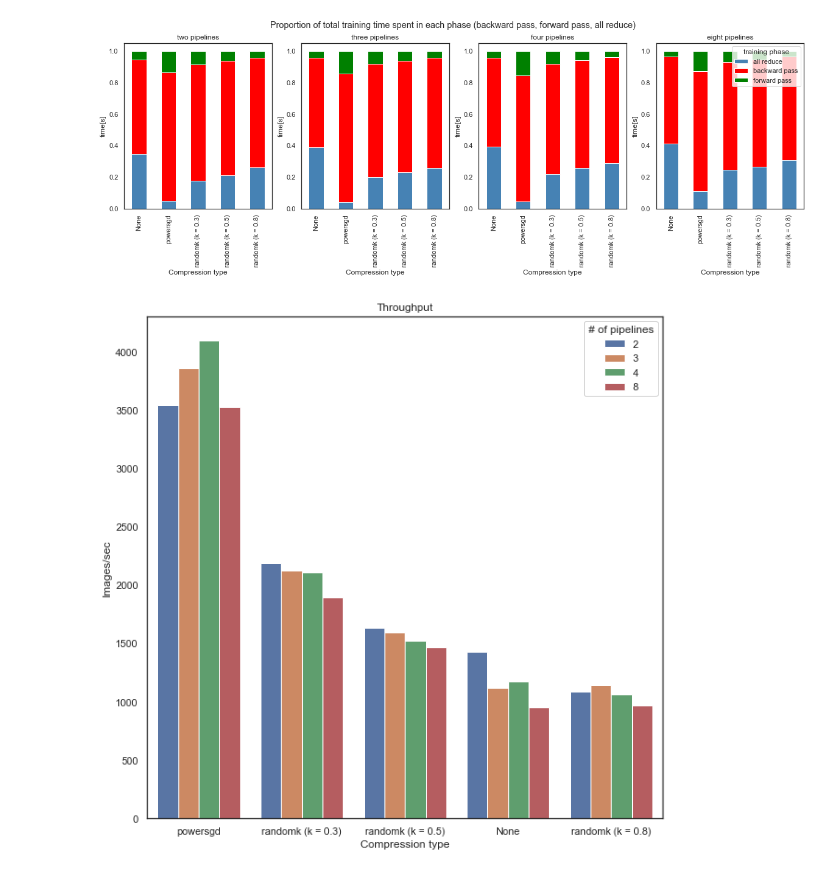
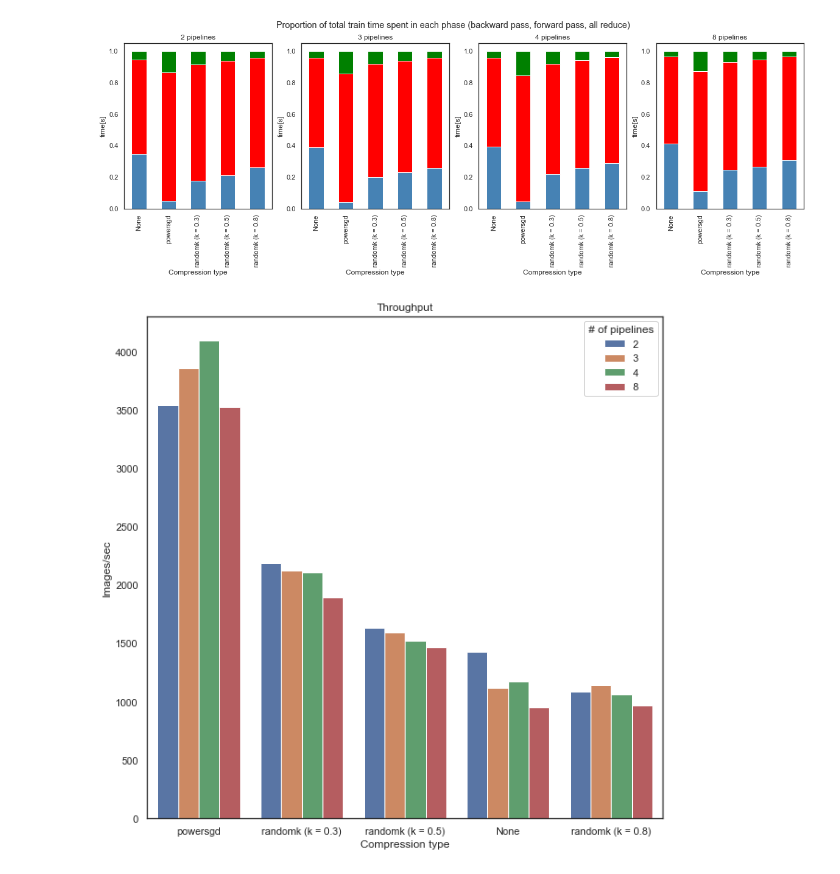
Before and after one commit to emilggilkes/pipe-squeeze, a Jupyter notebook: reports/raw_time_data/timer/final-experiments/plots.ipynb, the cells around one changed output. Cells and saved outputs as stored; diff of their text form; code cells hidden in the pictures.

```diff
--- a/reports/raw_time_data/timer/final-experiments/plots.ipynb
+++ b/reports/raw_time_data/timer/final-experiments/plots.ipynb
@@ -109,19 +113,17 @@ result_df.sort_values(['n_pipelines', 'compression_type'])
 | 3 | randomk (k = 0.5) | 278.150372 | 231.969523 | 18.463753 | 27.815037 | ... |
 | 0 | randomk (k = 0.8) | 389.076798 | 339.325146 | 18.327297 | 38.907680 | ... |
 # %%
-t_1 = np.sum(result_df.loc[result_df.n_pipelines==1,'epoch_throughput'].values)
-result_df = result_df[result_df.n_pipelines!=1].copy()
-comp_types = []
-scaling_factors = []
-n_pipelines = []
-for comp_type in scaling_dict.keys():
+comp_types = ['None', 'randomk (k = 0.3)', 'randomk (k = 0.5)', 'randomk (k = 0.8)', 'powersgd']
+types, scaling_factors, n_pipelines = [], [], []
+for comp_type in comp_types:
     for i in [2,3,4,8]:
-        comp_types.append(comp_type)
+        types.append(comp_type)
         n_pipelines.append(i)
         scaling_factors.append(result_df.loc[(result_df.n_pipelines==i) & (result_df.compression_type==comp_type),'epoch_throughput'].values[0] / (t_1*i))
-scaling_df = pd.DataFrame({'compression_type': comp_types, 'n_pipelines': n_pipelines, 'scaling_factor': scaling_factors})
+scaling_df = pd.DataFrame({'compression_type': types, 'n_pipelines': n_pipelines, 'scaling_factor': scaling_factors})
 
-ax = sns.lineplot(data=scaling_df, x='n_pipelines', y='scaling_factor', hue='compression_type')
+fig, ax = plt.subplots(figsize=(8,8))
+sns.lineplot(data=scaling_df, x='n_pipelines', y='scaling_factor', hue='compression_type', style='compression_type', linewidth=2, ax=ax)
 ax.set_xlabel('# of pipelines')
 ax.set_ylabel('scaling factor')
 ax.set_title('Scaling factors of no compression and compression')
@@ -132,33 +134,18 @@ plt.show()
 # %%
-fig, ax = plt.subplots(1,4, figsize = (20,5))
-result_df.loc[result_df.n_pipelines==2 ,['compression_type', 'allreduce_prop_total_time', 'backward_prop_total_time', 'forward_prop_total_time']].set_index('compression_type').sort_index().plot(kind='bar', stacked=True, color=['steelblue', 'red', 'green'], ax=ax[0])
-ax[0].set_xlabel('Compression type')
-ax[0].get_legend().remove()
-ax[0].set_ylabel('time[s]')
-ax[0].set_title('two pipelines')
+fig, axs = plt.subplots(1,4, figsize = (20,5))
+n_pipes = [2,3,4,8]
+for i, ax in enumerate(axs):
 
-result_df.loc[result_df.n_pipelines==3 ,['compression_type', 'allreduce_prop_total_time', 'backward_prop_total_time', 'forward_prop_total_time']].set_index('compression_type').sort_index().plot(kind='bar', stacked=True, color=['steelblue', 'red', 'green'], ax=ax[1])
-ax[1].set_xlabel('Compression type')
-ax[1].set_ylabel('time[s]')
-ax[1].get_legend().remove()
-ax[1].set_title('three pipelines')
+    result_df.loc[result_df.n_pipelines==n_pipes[i] ,['compression_type', 'allreduce_prop_total_time', 'backward_prop_total_time', 'forward_prop_total_time']].set_index('compression_type').sort_index().plot(kind='bar', stacked=True, color=['steelblue', 'red', 'green'], ax=ax)
+    ax.set_xlabel('Compression type')
+    ax.get_legend().remove()
+    ax.set_ylabel('time[s]')
+    ax.set_title(f'{n_pipes[i]} pipelines')
 
-result_df.loc[result_df.n_pipelines==4 ,['compression_type', 'allreduce_prop_total_time', 'backward_prop_total_time', 'forward_prop_total_time']].set_index('compression_type').sort_index().plot(kind='bar', stacked=True, color=['steelblue', 'red', 'green'], ax=ax[2])
-ax[2].set_xlabel('Compression type')
-ax[2].set_ylabel('time[s]')
-ax[2].get_legend().remove()
-ax[2].set_title('four pipelines')
-
-result_df.loc[result_df.n_pipelines==8 ,['compression_type', 'allreduce_prop_total_time', 'backward_prop_total_time', 'forward_prop_total_time']].set_index('compression_type').sort_index().plot(kind='bar', stacked=True, color=['steelblue', 'red', 'green'], ax=ax[3])
-ax[3].set_xlabel('Compression type')
-ax[3].set_ylabel('time[s]')
-ax[3].legend(loc='upper right', labels=['all reduce', 'backward pass', 'forward pass'], title='training phase')
-ax[3].set_title('eight pipelines')
-
-fig.suptitle('Proportion of total training time spent in each phase (backward pass, forward pass, all reduce)')
+fig.suptitle('Proportion of total train time spent in each phase (backward pass, forward pass, all reduce)')
 plt.show()
 # %% [output]
-[figure, old version]
+[figure, new version]
 # %%
 fig, ax = plt.subplots(1, figsize = (10,10))
 
```
Also changed, not shown: parts of 2 cells of this notebook.
